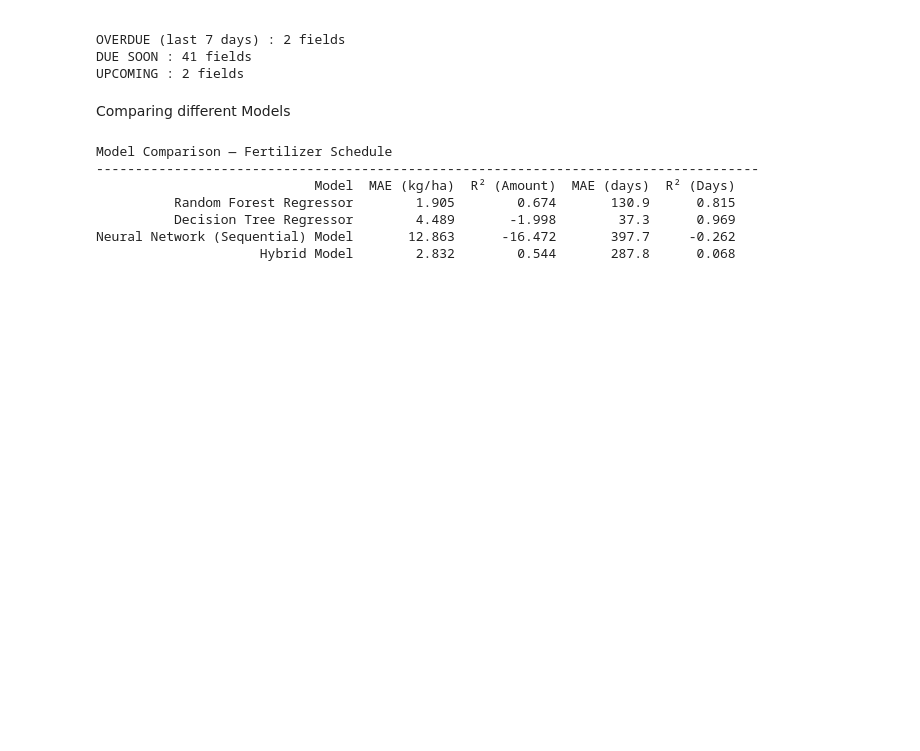
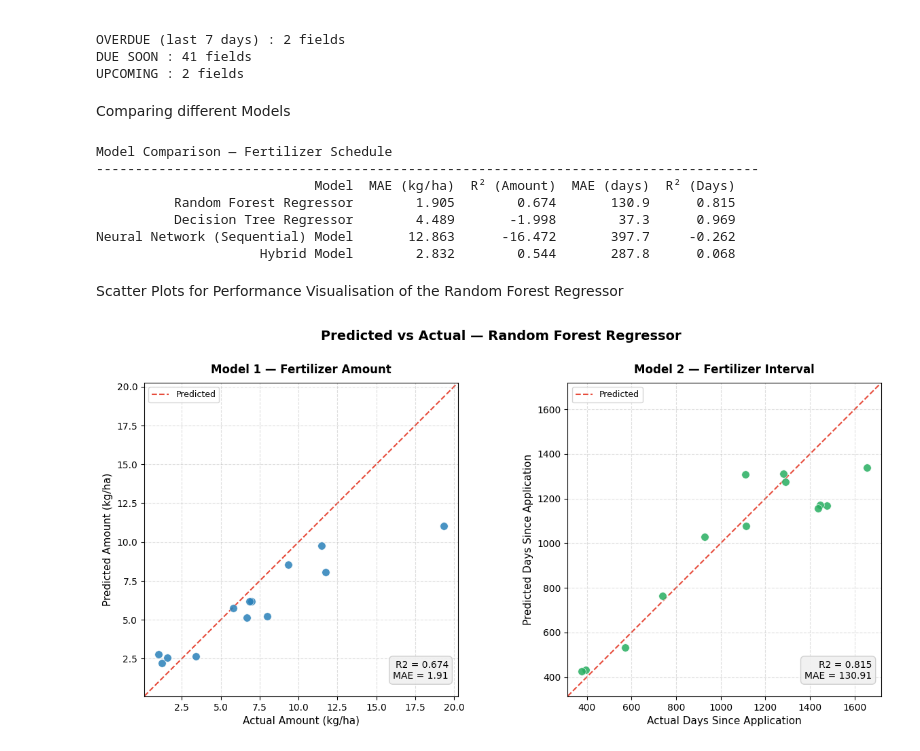
Before and after one commit to Akshatha7710/smart-tea-estate-management-system, a Jupyter notebook: FerilizerSchedule.ipynb, the cells around one changed output. Saved outputs shown, nothing was run; the diff lists cells and outputs as text; code cells hidden in the pictures; blank space fills up the shorter version.

Commit message:
Add scatter plots for RF regressor performance visualization

```diff
--- a/FerilizerSchedule.ipynb
+++ b/FerilizerSchedule.ipynb
@@ -560,3 +560,62 @@ Model Comparison — Fertilizer Schedule
           Decision Tree Regressor        4.489       -1.998        37.3      0.969
 Neural Network (Sequential) Model       12.863      -16.472       397.7     -0.262
                      Hybrid Model        2.832        0.544       287.8      0.068
+# %% [markdown]
+Scatter Plots for Performance Visualisation of the Random Forest Regressor
+# %%
+y_pred_amount = rf_a.predict(X_test)
+y_pred_days   = rf_d.predict(X_test_d)
+
+fig = plt.figure(figsize=(14, 6))
+fig.suptitle("Predicted vs Actual — Random Forest Regressor",
+             fontsize=14, fontweight='bold', y=1.01)
+
+gs = gridspec.GridSpec(1, 2, figure=fig, wspace=0.35)
+
+def scatter_panel(ax, y_true, y_pred, title, xlabel, color):
+    r2  = r2_score(y_true, y_pred)
+    mae = mean_absolute_error(y_true, y_pred)
+
+    #prediction line
+    all_vals = np.concatenate([y_true, y_pred])
+    lo, hi   = all_vals.min(), all_vals.max()
+    pad      = (hi - lo) * 0.05
+    ax.plot([lo - pad, hi + pad], [lo - pad, hi + pad],
+            color='#e74c3c', linewidth=1.5, linestyle='--',
+            label='Predicted', zorder=1)
+
+    #Scatter points
+    ax.scatter(y_true, y_pred, color=color, edgecolors='white',
+               linewidth=0.5, s=70, alpha=0.85, zorder=2)
+
+    ax.set_xlim(lo - pad, hi + pad)
+    ax.set_ylim(lo - pad, hi + pad)
+    ax.set_xlabel(f"Actual {xlabel}", fontsize=11)
+    ax.set_ylabel(f"Predicted {xlabel}", fontsize=11)
+    ax.set_title(title, fontsize=12, fontweight='bold', pad=10)
+    ax.legend(fontsize=9, loc='upper left')
+
+    #Metrics box
+    textstr = f"R2 = {r2:.3f}\nMAE = {mae:.2f}"
+    ax.text(0.97, 0.05, textstr, transform=ax.transAxes,
+            fontsize=10, verticalalignment='bottom',
+            horizontalalignment='right',
+            bbox=dict(boxstyle='round,pad=0.4', facecolor='#f0f0f0', edgecolor='#cccccc', alpha=0.9))
+
+    ax.grid(True, linestyle='--', alpha=0.4)
+    ax.set_aspect('equal', adjustable='box')
+
+#Fertilizer Amount
+ax1 = fig.add_subplot(gs[0])
+scatter_panel(ax1, y_test.values, y_pred_amount,
+              "Model 1 — Fertilizer Amount",
+              "Amount (kg/ha)", color='#2980b9')
+
+#Days Since Application
+ax2 = fig.add_subplot(gs[1])
+scatter_panel(ax2, y_test_d.values, y_pred_days,
+              "Model 2 — Fertilizer Interval",
+              "Days Since Application", color='#27ae60')
+plt.show()
+# %% [output]
+[figure, added]
```
Also changed, not shown: parts of 1 cell of this notebook.
